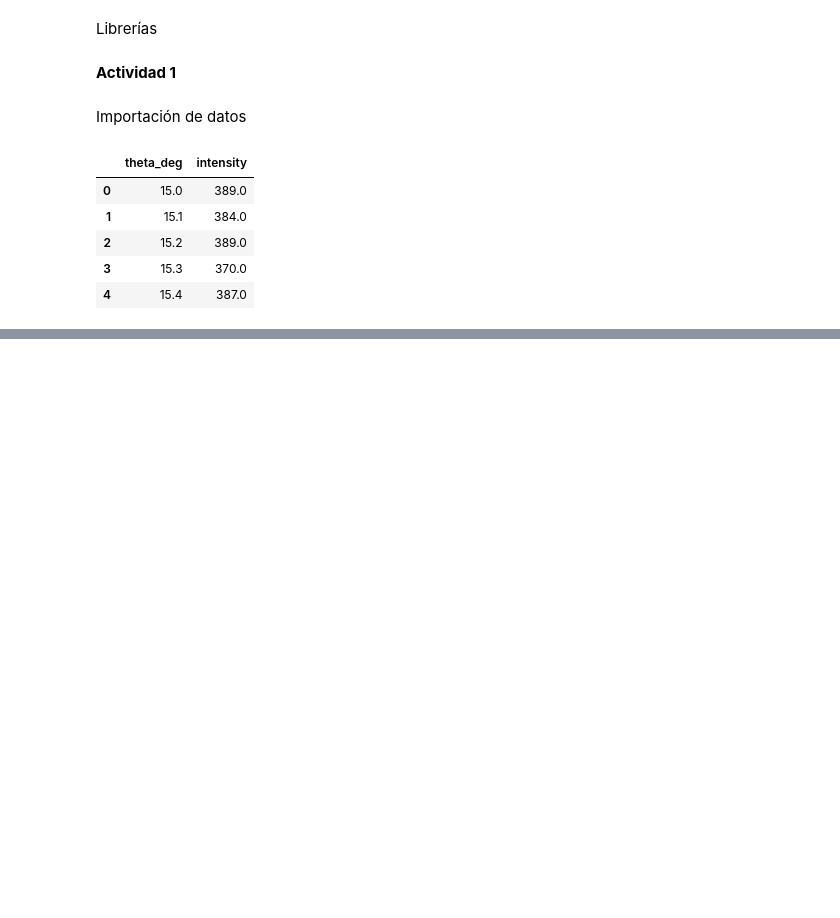
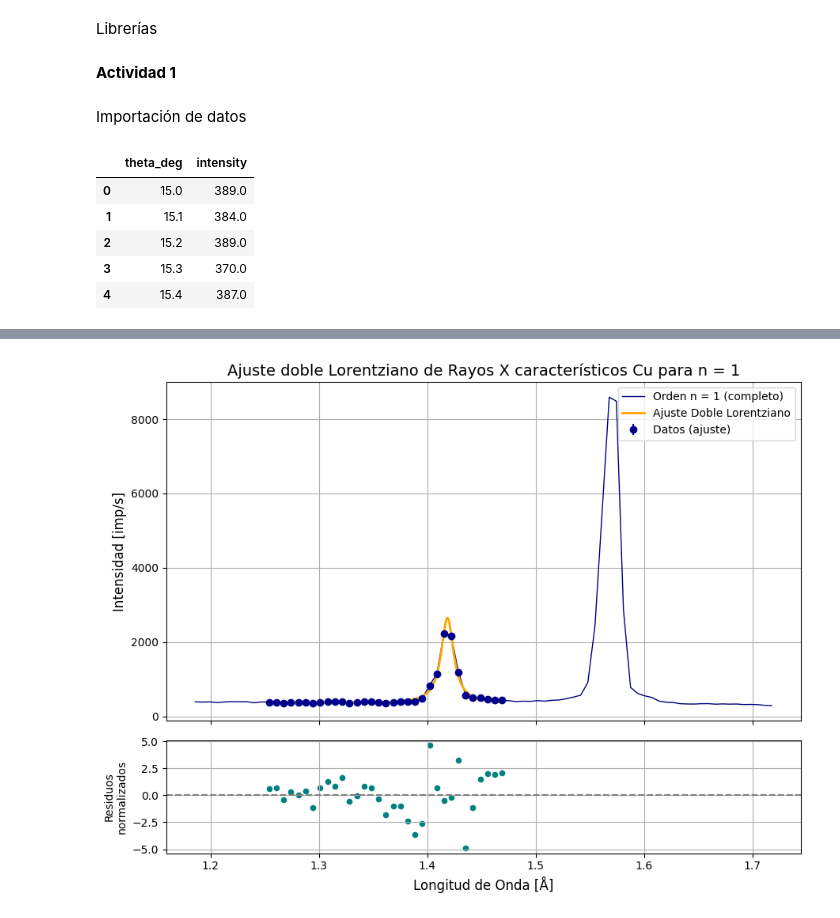
Before and after one commit to ValentinaRincon/Laboratorio_intermedio, a Jupyter notebook: Rayos X/Rayos X.ipynb, the cells around one changed output, grey strips where cells are left out. Drawn from its saved outputs; the diff is of its cells as text; code cells hidden in the pictures; blank space fills up the shorter version.

```diff
--- a/Rayos X/Rayos X.ipynb
+++ b/Rayos X/Rayos X.ipynb
@@ -126,0 +107,61 @@ NameError: name 'data' is not defined
+# %%
+# Ajuste de la curva de Lorentziana
+# Función: suma de dos lorentzianas
+def double_lorentzian(x, A1, x01, gamma1, A2, x02, gamma2):
+    L1 = A1 / (1 + ((x - x01) / gamma1)**2)
+    L2 = A2 / (1 + ((x - x02) / gamma2)**2)
+    return L1 + L2
+
+# Ventana que cubre ambos picos
+idx_fit = (lambda_a > 1.25) & (lambda_a < 1.47)
+x_data = lambda_a[idx_fit]
+y_data = intensity[idx_fit]
+
+# Error Poissoniano
+errors = np.sqrt(y_data)
+errors[errors == 0] = 1  # Evita división por cero
+
+# Estimaciones iniciales: [A1, x01, gamma1, A2, x02, gamma2]
+p0 = [2000, 1.29, 0.01, 9000, 1.43, 0.01]
+
+# Ajuste con pesos
+popt, pcov = curve_fit(double_lorentzian, x_data, y_data, p0=p0,
+                       sigma=errors, absolute_sigma=True, maxfev=10000)
+
+# Evaluar ajuste
+x_fit = np.linspace(min(x_data), max(x_data), 800)
+y_fit = double_lorentzian(x_fit, *popt)
+
+# Residuos normalizados
+residuals = y_data - double_lorentzian(x_data, *popt)
+normalized_residuals = residuals / errors
+
+# === GRAFICAR ===
+fig, (ax1, ax2) = plt.subplots(2, 1, figsize=(9, 7), sharex=True,
+                               gridspec_kw={'height_ratios': [3, 1]})
+
+# Curva completa
+ax1.plot(lambda_a, intensity, label='Orden n = 1 (completo)', color='navy', linewidth=1)
+
+# Datos experimentales (puntos con barras de error)
+ax1.errorbar(x_data, y_data, yerr=errors, fmt='o', color='darkblue', label='Datos (ajuste)')
+
+# Curva ajustada
+ax1.plot(x_fit, y_fit, color='orange', linewidth=2, label='Ajuste Doble Lorentziano')
+
+ax1.set_ylabel('Intensidad [imp/s]', fontsize=12)
+ax1.set_title('Ajuste doble Lorentziano de Rayos X característicos Cu para n = 1', fontsize=14)
+ax1.legend()
+ax1.grid(True)
+
+# Gráfico de residuos
+ax2.axhline(0, color='gray', linestyle='--')
+ax2.scatter(x_data, normalized_residuals, color='teal', s=20)
+ax2.set_xlabel('Longitud de Onda [Å]', fontsize=12)
+ax2.set_ylabel('Residuos\nnormalizados', fontsize=10)
+ax2.grid(True)
+
+plt.tight_layout()
+plt.show()
+# %% [output]
+[figure, added]
```
Also changed, not shown: parts of 18 cells of this notebook, 11 other files.
